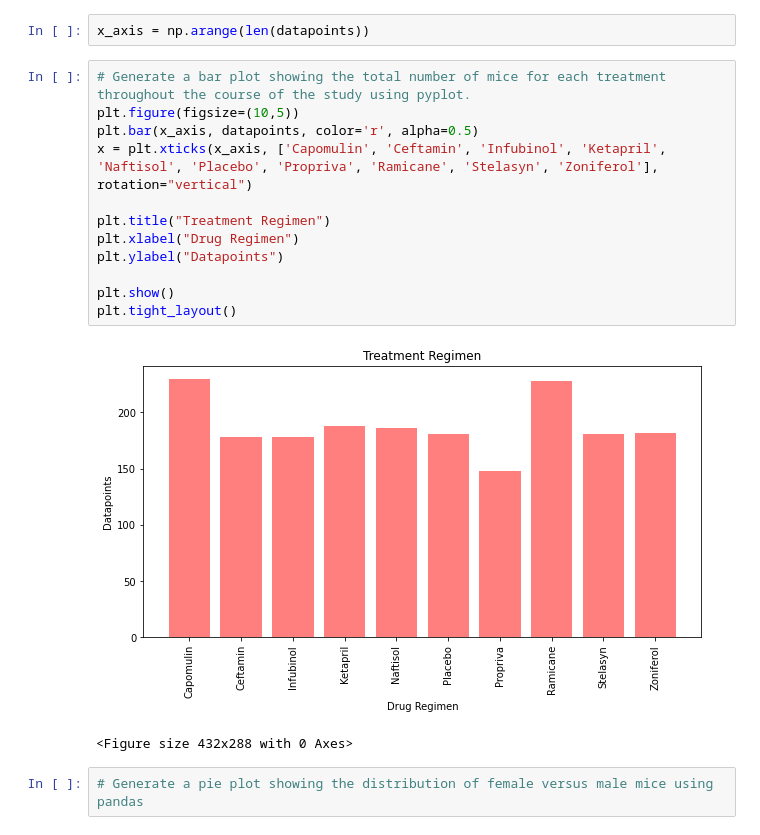
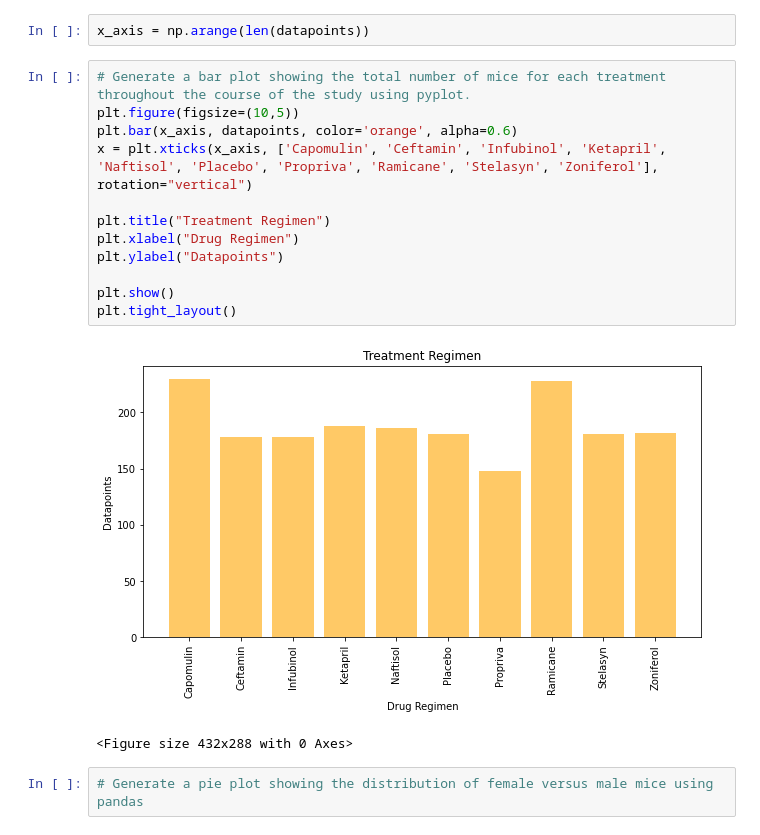
Before and after one commit to davidmrtnz20/Matplotlib-Homework-The-Power-of-Plots, a Jupyter notebook: Pymaceuticals/pymaceuticals_starter.ipynb, the cells around one changed output. Drawn from its saved outputs; the diff is of its cells as text.

Commit message:
orange bar chart

```diff
--- a/Pymaceuticals/pymaceuticals_starter.ipynb
+++ b/Pymaceuticals/pymaceuticals_starter.ipynb
@@ -120,17 +120,17 @@ x_axis = np.arange(len(datapoints))
 # %%
 # Generate a bar plot showing the total number of mice for each treatment throughout the course of the study using pyplot.
 plt.figure(figsize=(10,5))
-plt.bar(x_axis, datapoints, color='r', alpha=0.5)
+plt.bar(x_axis, datapoints, color='orange', alpha=0.6)
 x = plt.xticks(x_axis, ['Capomulin', 'Ceftamin', 'Infubinol', 'Ketapril', 'Naftisol', 'Placebo', 'Propriva', 'Ramicane', 'Stelasyn', 'Zoniferol'], rotation="vertical")
 
 plt.title("Treatment Regimen")
 plt.xlabel("Drug Regimen")
 plt.ylabel("Datapoints")
 
 plt.show()
 plt.tight_layout()
 # %% [output]
-[figure, old version]
+[figure, new version]
 <Figure size 432x288 with 0 Axes>
 # %%
 # Generate a pie plot showing the distribution of female versus male mice using pandas
```
